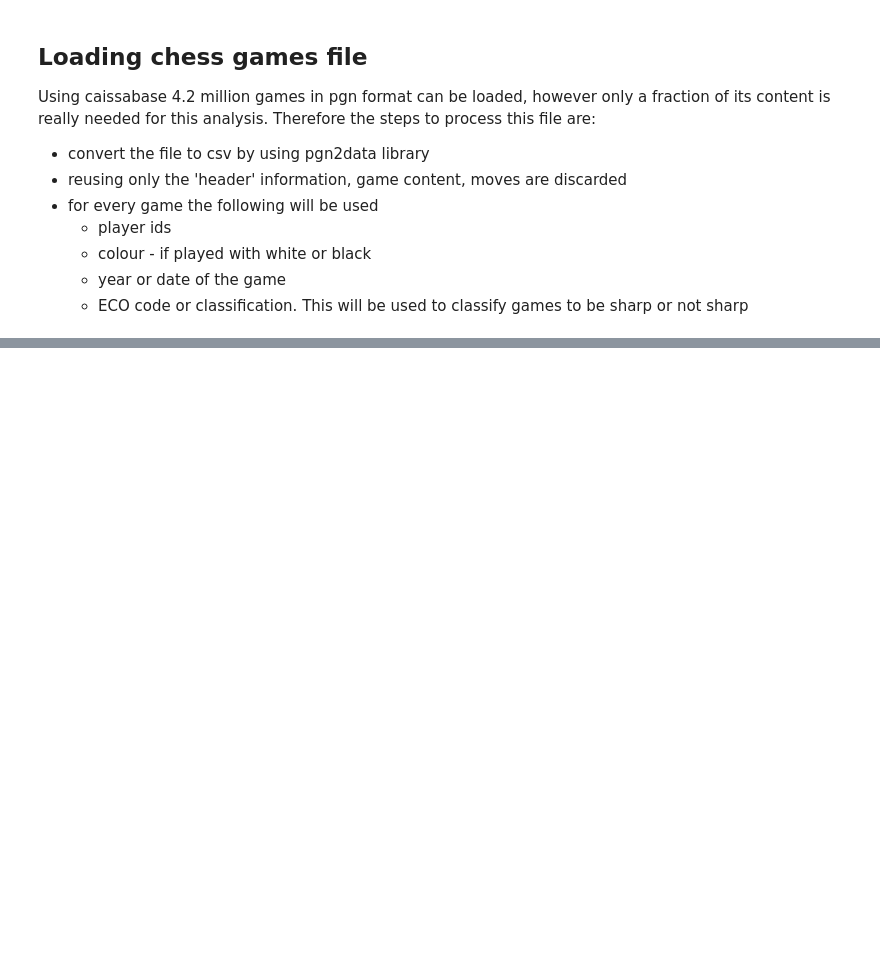
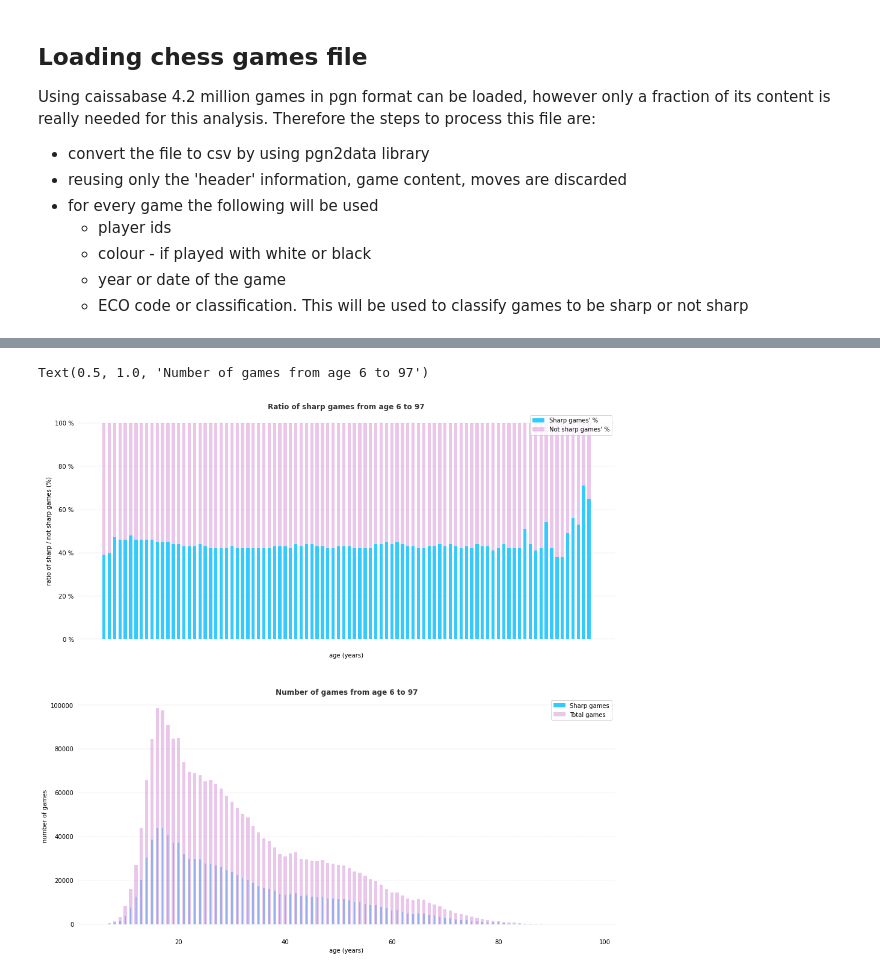
Before and after one commit to lacibacsi/chess_playing_style_analysis, a Jupyter notebook: DataLoad.ipynb, the cells around one changed output, grey strips where cells are left out. Drawn from its saved outputs; the diff is of its cells as text; code cells hidden in the pictures; blank space fills up the shorter version.

Commit message:
bew notebook version
contains refactoring load, save, interim data use / save, grouping, restructuring code and moving source files to url / online

```diff
--- a/DataLoad.ipynb
+++ b/DataLoad.ipynb
@@ -654,0 +682,9 @@ axs.grid(axis='y', linestyle='dotted', linewidth = 0.4)
+# %%
+#the dataframe still contains a lot of unneeded data for age variation (year, id, details year born)
+#need to remove those and group / sum by age
+#once grouped need to remove outliers, anything below the age of 6 is to be removed
+age_variation.drop(columns = ['IDnumber', 'year', 'year_born'], inplace = True )
+age_variation = age_variation.groupby(['age_at_game'], sort=False).apply(game_grouping)
+age_variation.reset_index(inplace = True)
+age_variation = age_variation[ age_variation['age_at_game'] >5 ]
+age_variation
@@ -654,0 +705,9 @@ axs.grid(axis='y', linestyle='dotted', linewidth = 0.4)
+# %%
+# add totals and ratios
+age_variation.reset_index(inplace=True)
+add_totals(age_variation)
+age_variation['total_sharp'] = age_variation['sharp_white'] + age_variation['sharp_black']
+age_variation['total'] = age_variation['total_white'] + age_variation['total_black']
+age_variation['sharp_ratio'] = round((age_variation['total_sharp'] / age_variation['total']).astype(float),2)
+age_variation['not_sharp_ratio'] = (1-age_variation['sharp_ratio']).astype(float)
+age_variation.sort_values('age_at_game')
@@ -654,0 +728,46 @@ axs.grid(axis='y', linestyle='dotted', linewidth = 0.4)
+# %%
+#displaying on stack column chart
+
+source = age_variation[['age_at_game','sharp_ratio','not_sharp_ratio','total_sharp','total' ]].sort_values('age_at_game')
+years = source['age_at_game']
+sharp = source['sharp_ratio']
+not_sharp = source['not_sharp_ratio']
+
+total_sharp = source['total_sharp']
+total = source['total'] # - source['total_sharp']
+
+bar_width = 0.6
+fig, axs = plt.subplots(2, 1, figsize=(16,16), sharex=True)
+axs[0].bar(years, sharp, bar_width, label = "Sharp games' %", color='deepskyblue', alpha=0.8)
+axs[0].bar(years, not_sharp, bar_width,bottom=sharp, label = "Not sharp games' %", color='plum', alpha=0.6)
+axs[0].legend(frameon=True)
+axs[0].set_xlabel('age (years)')
+axs[0].set_ylabel('ratio of sharp / not sharp games (%)')
+axs[0].yaxis.set_major_formatter(plt.FuncFormatter(percent_format_func))
+axs[0].grid(axis='y', linestyle='dotted', linewidth = 0.4)
+axs[0].use_sticky_edges = False
+axs[0].spines['top'].set_visible(False)
+axs[0].spines['left'].set_visible(False)
+axs[0].spines['right'].set_visible(False)
+axs[0].spines['bottom'].set_visible(False)
+axs[0].tick_params(bottom=False, left=False)
+axs[0].set_title('Ratio of sharp games from age {} to {}'.format(years.min(), years.max()), pad=5, color='#333333',
+             weight='bold')
+
+axs[1].bar(years, total_sharp, bar_width/2, label = "Sharp games", color='deepskyblue', alpha=0.8)
+axs[1].bar(years, total, bar_width,bottom=0, label = "Total games", color='plum', alpha=0.6)
+axs[1].legend(frameon=True)
+axs[1].set_xlabel('age (years)')
+axs[1].set_ylabel('number of games')
+axs[1].grid(axis='y', linestyle='dotted', linewidth = 0.4)
+axs[1].use_sticky_edges = False
+axs[1].spines['top'].set_visible(False)
+axs[1].spines['left'].set_visible(False)
+axs[1].spines['right'].set_visible(False)
+axs[1].spines['bottom'].set_visible(False)
+axs[1].tick_params(bottom=False, left=False)
+axs[1].set_title('Number of games from age {} to {}'.format(years.min(), years.max()), pad=5, color='#333333',
+             weight='bold')
+# %% [output]
+Text(0.5, 1.0, 'Number of games from age 6 to 97')
+[figure, added]
```
Also changed, not shown: parts of 81 cells of this notebook.
